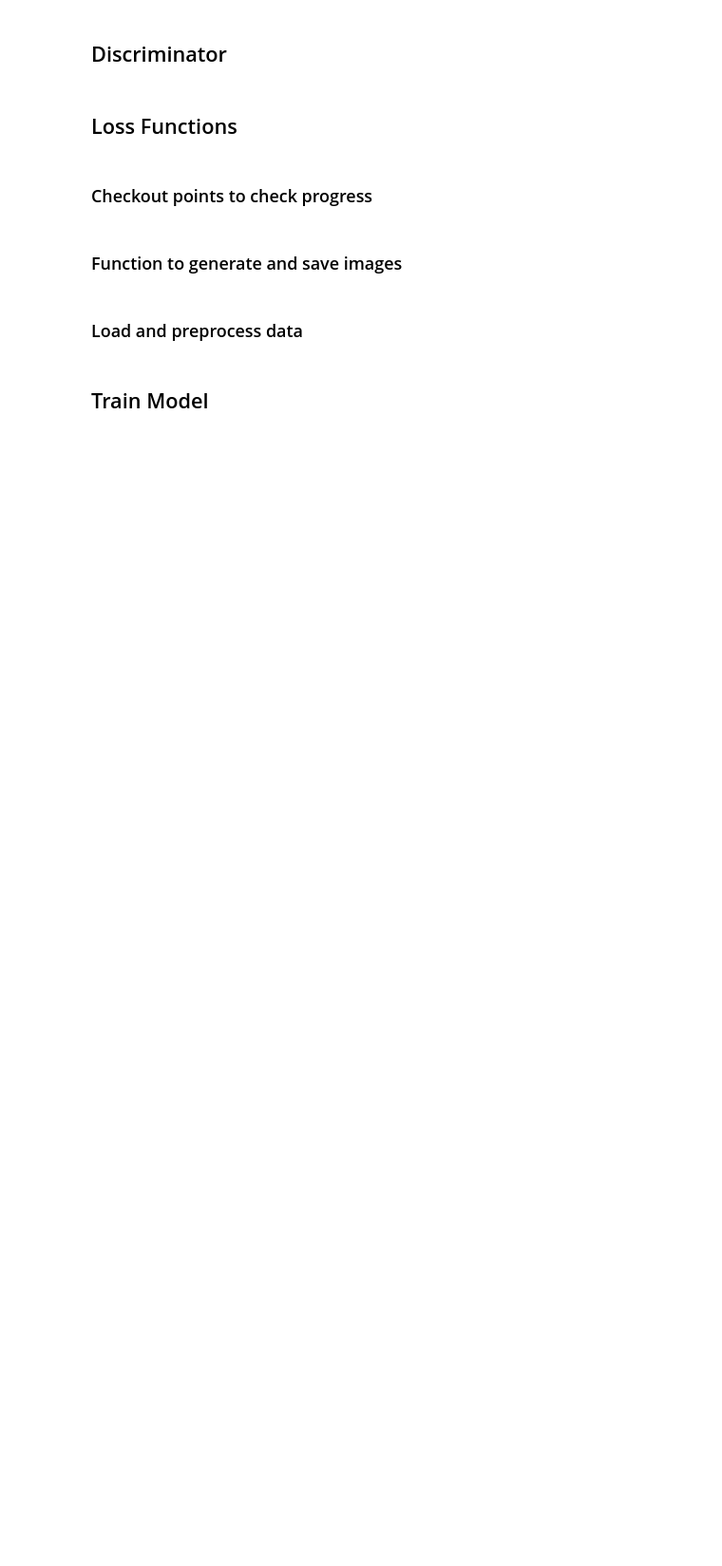
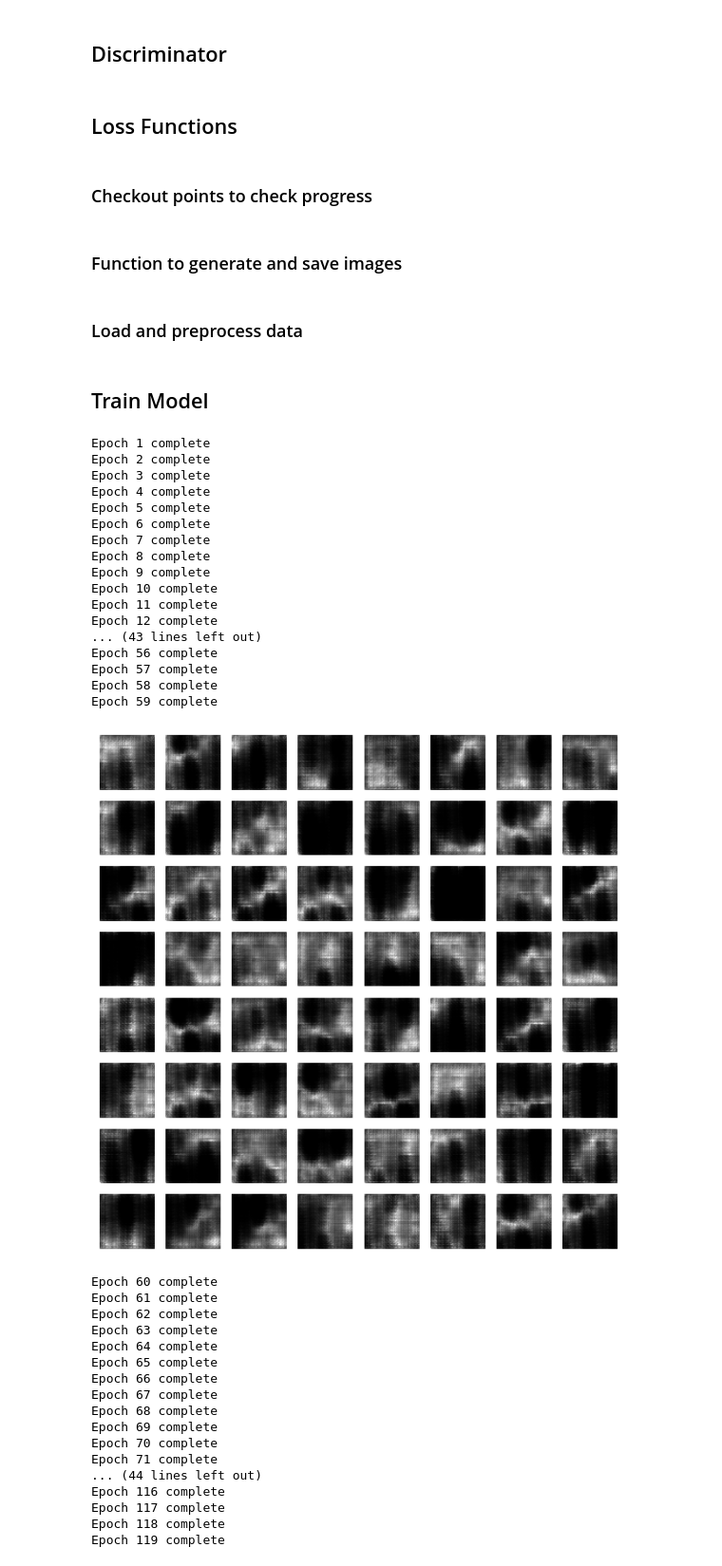
Before and after one commit to KishanBapodra/Procdeural-Terrain-Gen-GAN-and-VAE, a Jupyter notebook: gan-heightmap.ipynb, the cells around one changed output. Shown at 95% size. Cells and saved outputs as stored; diff of their text form; code cells hidden in the pictures; blank space fills up the shorter version.

Commit message:
Add GAN generated imgs and figure

```diff
--- a/gan-heightmap.ipynb
+++ b/gan-heightmap.ipynb
@@ -17,28 +17,28 @@ tf.random.set_seed(42)
 np.random.seed(42)
 
 # Define image parameters
-img_size = 32
+img_size = 64
 img_shape = (img_size, img_size, 1)
 batch_size = 32
 # %% [markdown]
 ## Generator
 # %%
 # # 32x32
-def generator_model():
-    model = tf.keras.Sequential([
-        tf.keras.layers.Dense(4 * 4 * 256, input_shape=(100,), use_bias=False),
-        tf.keras.layers.BatchNormalization(),
-        tf.keras.layers.LeakyReLU(),
-        tf.keras.layers.Reshape((4, 4, 256)),
-        tf.keras.layers.Conv2DTranspose(128, (5,5), strides=(2,2), padding='same', use_bias=False),
-        tf.keras.layers.BatchNormalization(),
-        tf.keras.layers.LeakyReLU(),
-        tf.keras.layers.Conv2DTranspose(64, (5,5), strides=(2,2), padding='same', use_bias=False),
-        tf.keras.layers.BatchNormalization(),
-        tf.keras.layers.LeakyReLU(),
-        tf.keras.layers.Conv2DTranspose(1, (5,5), strides=(2,2), padding='same', use_bias=False, activation='tanh')
-    ])
-    return model
+# def generator_model():
+#     model = tf.keras.Sequential([
+#         tf.keras.layers.Dense(4 * 4 * 256, input_shape=(100,), use_bias=False),
+#         tf.keras.layers.BatchNormalization(),
+#         tf.keras.layers.LeakyReLU(),
+#         tf.keras.layers.Reshape((4, 4, 256)),
+#         tf.keras.layers.Conv2DTranspose(128, (5,5), strides=(2,2), padding='same', use_bias=False),
+#         tf.keras.layers.BatchNormalization(),
+#         tf.keras.layers.LeakyReLU(),
+#         tf.keras.layers.Conv2DTranspose(64, (5,5), strides=(2,2), padding='same', use_bias=False),
+#         tf.keras.layers.BatchNormalization(),
+#         tf.keras.layers.LeakyReLU(),
+#         tf.keras.layers.Conv2DTranspose(1, (5,5), strides=(2,2), padding='same', use_bias=False, activation='tanh')
+#     ])
+#     return model
 # %%
 # def generator_model():
 #     model = keras.Sequential(
@@ -158,7 +181,7 @@ discriminator = discriminator_model()
 # %%
 cross_entropy = tf.keras.losses.BinaryCrossentropy(from_logits=True)
 generator_optimizer = tf.keras.optimizers.Adam(1e-4)
-discriminator_optimizer = tf.keras.optimizers.Adam(3e-4)
+discriminator_optimizer = tf.keras.optimizers.Adam(5e-4)
 # %% [markdown]
 ### Checkout points to check progress
 # %%
@@ -211,7 +233,7 @@ def load_and_preprocess_image(path):
     image = (image - 127.5) / 127.5  # Normalize the images to [-1, 1]
     return image
 
-list_ds = tf.data.Dataset.list_files('datasetCpy/*.png')
+list_ds = tf.data.Dataset.list_files('dataset_1/*.png')
 dataset = list_ds.map(load_and_preprocess_image, num_parallel_calls=tf.data.AUTOTUNE)
 dataset = dataset.batch(batch_size)
 # %% [markdown]
@@ -219,18 +241,54 @@ dataset = dataset.batch(batch_size)
 # %%
 def train(dataset, epochs):
     for epoch in range(epochs):
         for batch in dataset:
             train_step(batch)
 
         # Generate and save images
 
-        # Save the model every 15 epochs
-        if (epoch + 1) % 200 == 0:
+        # Save the model every 60 epochs
+        if (epoch + 1) % 60 == 0:
             test_input = tf.random.normal([64, 100])
             generate_and_save_images(generator, epoch+1, test_input)
             checkpoint.save(file_prefix=checkpoint_prefix)
 
         print('Epoch {} complete'.format(epoch+1))
 
 # Train the models
-train(dataset, epochs=2000)
+train(dataset, epochs=200)
+# %% [output]
+Epoch 1 complete
+Epoch 2 complete
+Epoch 3 complete
+Epoch 4 complete
+Epoch 5 complete
+Epoch 6 complete
+Epoch 7 complete
+Epoch 8 complete
+Epoch 9 complete
+Epoch 10 complete
+Epoch 11 complete
+Epoch 12 complete
+... (43 lines left out)
+Epoch 56 complete
+Epoch 57 complete
+Epoch 58 complete
+Epoch 59 complete
+[figure, added]
+Epoch 60 complete
+Epoch 61 complete
+Epoch 62 complete
+Epoch 63 complete
+Epoch 64 complete
+Epoch 65 complete
+Epoch 66 complete
+Epoch 67 complete
+Epoch 68 complete
+Epoch 69 complete
+Epoch 70 complete
+Epoch 71 complete
+... (44 lines left out)
+Epoch 116 complete
+Epoch 117 complete
+Epoch 118 complete
+Epoch 119 complete
```
Also changed, not shown: parts of 16 cells of this notebook, 39 other files.
